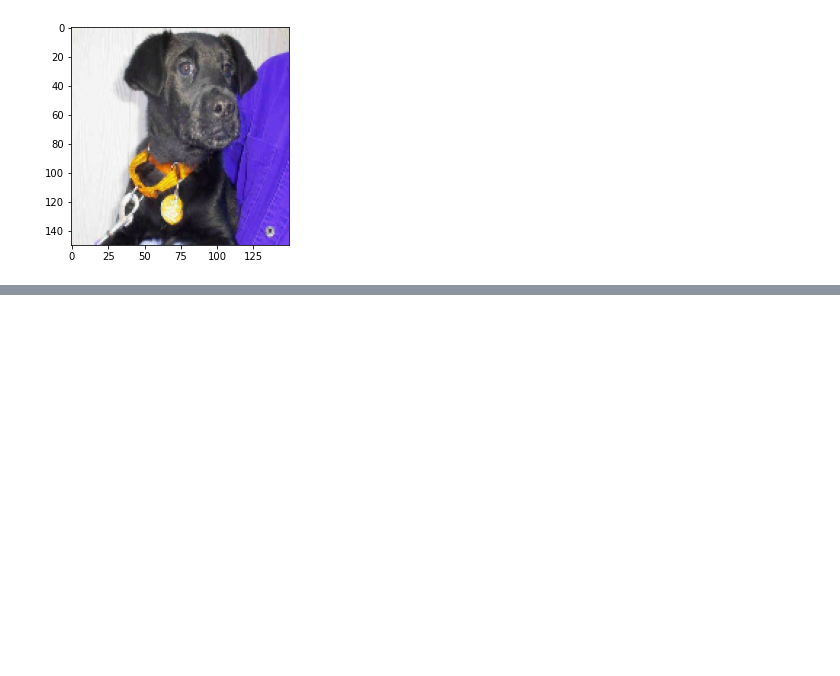
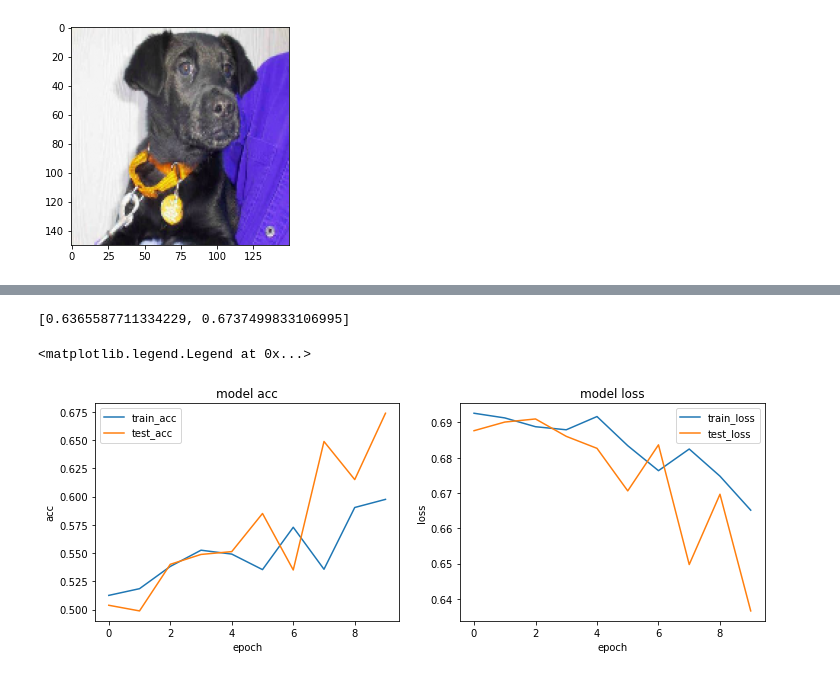
Before and after one commit to kwak-dong-su/data-crawling, a Jupyter notebook: DeepLearning/opencv_animal.ipynb, the cells around one changed output, grey strips where cells are left out. Saved outputs shown, nothing was run; the diff lists cells and outputs as text; code cells hidden in the pictures; blank space fills up the shorter version.

Commit message:
data start

```diff
--- a/DeepLearning/opencv_animal.ipynb
+++ b/DeepLearning/opencv_animal.ipynb
@@ -153,0 +220,5 @@ plt.imshow(resize_list[3333])
+# %%
+items = labels
+encoder = LabelEncoder()
+label = encoder.fit_transform(items)
+label, len(label)
@@ -153,0 +233,2 @@ plt.imshow(resize_list[3333])
+# %%
+X_train, X_test, y_train, y_test = train_test_split(images, label, test_size= 0.2, random_state=55)
@@ -153,0 +291,21 @@ plt.imshow(resize_list[3333])
+# %%
+# 모델의 설정값 지정:
+# 1. 기울기를 찾기 위한 최적의 방법 설정(옵티마이저)
+# 2. 특정 가중치를 가지는 경우의 오차를 계산하는 방법 설정(loss)
+#    회귀인 경우: mae
+#    분류인 경우: 이진(binary_crossentropy)
+#                 다중(categorical_crossentropy, 타겟 항목을 인코딩하지 않은 경우 => sparse_categorical_crossentropy)
+# 3. 학습 과정에서 어떤 항목의 수치를 출력시키고 싶은지(metrics)
+model.compile(optimizer='adam', loss='binary_crossentropy', metrics=['accuracy'])
+# %%
+# 공부를 시키자
+# validation_data => epoch마다 train 데이터의 loss, acc뿐만 아니라 test 데이터의 loss, acc를 알고자 하는 경우 사용, 연산량 많아짐
+# verbose => 출력의 상세한 정도. 2가 가장 자세함
+# 조기종료(earlyStopping) => epoch를 실행할 때 최적의 acc인 경우, 더 이상 epoch를 수행하지 않아도 된다.
+# 모델저장(checkpoint) => 최적의 acc인 경우의 가중치를 자동으로 모델파일로 저장하게 설정 (현재는 img-animal 폴더에 저장됨)
+# 특정한 상황을 기다렸다가 특정한 처리를 하고자 하는 경우(콜백)
+# 객체를 만들어주고, fit(callbacks=[객체])
+es=EarlyStopping(patience=3, restore_best_weights=True)
+cp=ModelCheckpoint('best_cnn.h5')
+cnn_history=model.fit(X_train, y_train, batch_size=128, epochs=10, validation_data=(X_test, y_test),
+                      callbacks=[es, cp], verbose=2)
@@ -153,0 +353,24 @@ plt.imshow(resize_list[3333])
+# %%
+test_result
+# %% [output]
+[0.6365587711334229, 0.6737499833106995]
+# %%
+# cnn_history
+plt.figure(figsize=(12, 4))
+plt.subplot(1, 2, 1) # 1행 2열의 도표, 1열
+plt.plot(cnn_history.history['accuracy'])
+plt.plot(cnn_history.history['val_accuracy'])
+plt.title('model acc')
+plt.xlabel('epoch')
+plt.ylabel('acc')
+plt.legend(['train_acc', 'test_acc'])
+plt.subplot(1, 2, 2) # 1행 2열의 도표, 2열
+plt.plot(cnn_history.history['loss'])
+plt.plot(cnn_history.history['val_loss'])
+plt.title('model loss')
+plt.xlabel('epoch')
+plt.ylabel('loss')
+plt.legend(['train_loss', 'test_loss'])
+# %% [output]
+<matplotlib.legend.Legend at 0x...>
+[figure, added]
```
Also changed, not shown: parts of 24 cells of this notebook, 3 other files.
